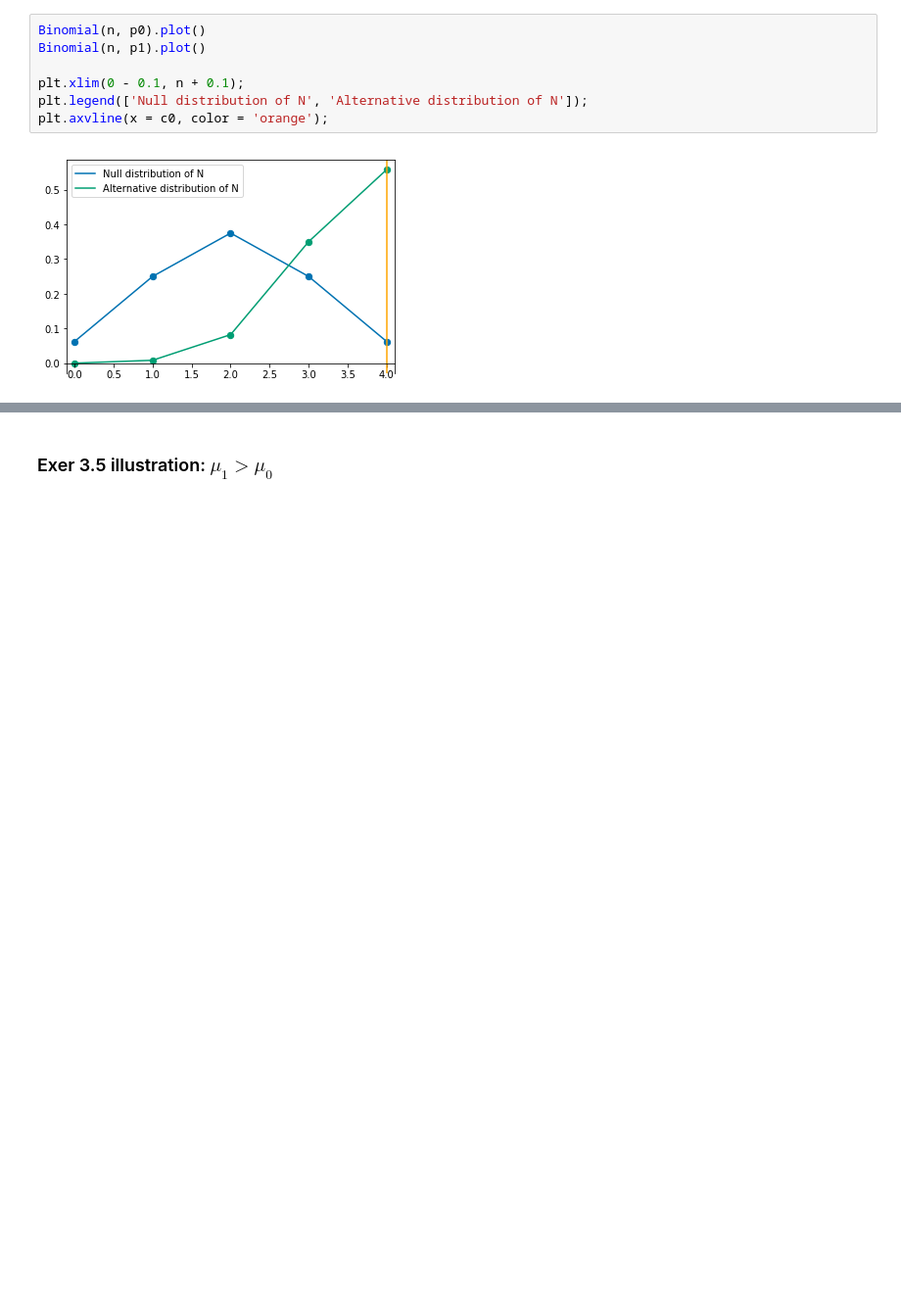
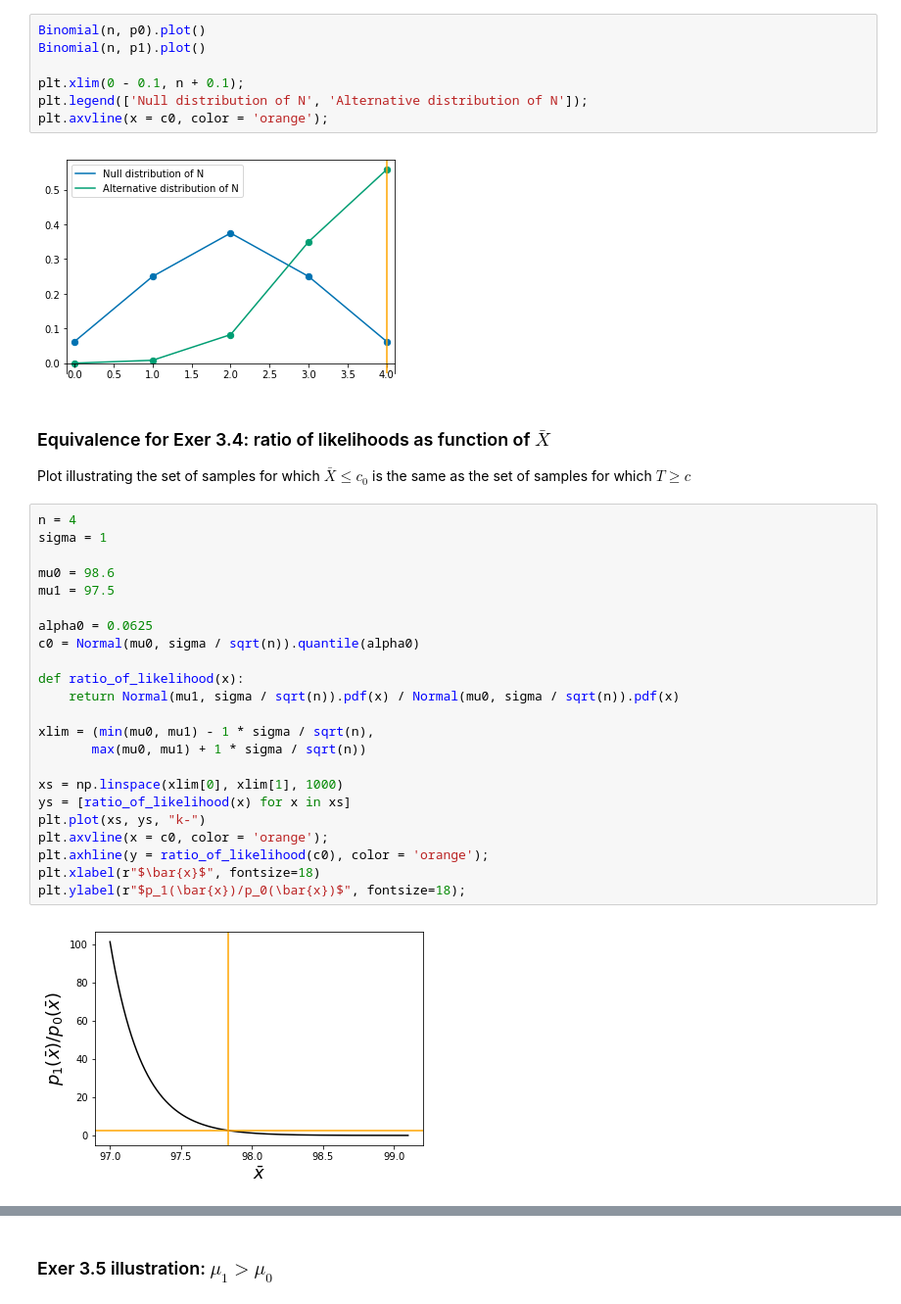
Before and after one commit to kevindavisross/stat427, a Jupyter notebook: Notebook03-NP-notes.ipynb, the cells around one changed output, grey strips where cells are left out. Shown: that part at 98% size. Drawn from its saved outputs; the diff is of its cells as text; blank space fills up the shorter version.

```diff
--- a/Notebook03-NP-notes.ipynb
+++ b/Notebook03-NP-notes.ipynb
@@ -395,3 +395,32 @@ plt.legend(['Null distribution of N', 'Alternative distribution of N']);
 plt.axvline(x = c0, color = 'orange');
 # %% [output]
 [figure]
+# %% [markdown]
+### Equivalence for Exer 3.4: ratio of likelihoods as function of $\bar{X}$
+
+Plot illustrating the set of samples for which $\bar{X}\le c_0$ is the same as the set of samples for which $T \ge c$
+# %%
+n = 4
+sigma = 1
+
+mu0 = 98.6
+mu1 = 97.5
+
+alpha0 = 0.0625
+c0 = Normal(mu0, sigma / sqrt(n)).quantile(alpha0)
+
+def ratio_of_likelihood(x):
+    return Normal(mu1, sigma / sqrt(n)).pdf(x) / Normal(mu0, sigma / sqrt(n)).pdf(x)
+
+xlim = (min(mu0, mu1) - 1 * sigma / sqrt(n),
+       max(mu0, mu1) + 1 * sigma / sqrt(n))
+
+xs = np.linspace(xlim[0], xlim[1], 1000)
+ys = [ratio_of_likelihood(x) for x in xs]
+plt.plot(xs, ys, "k-")
+plt.axvline(x = c0, color = 'orange');
+plt.axhline(y = ratio_of_likelihood(c0), color = 'orange');
+plt.xlabel(r"$\bar{x}$", fontsize=18)
+plt.ylabel(r"$p_1(\bar{x})/p_0(\bar{x})$", fontsize=18);
+# %% [output]
+[figure, added]
```
Also changed, not shown: parts of 5 cells of this notebook.
